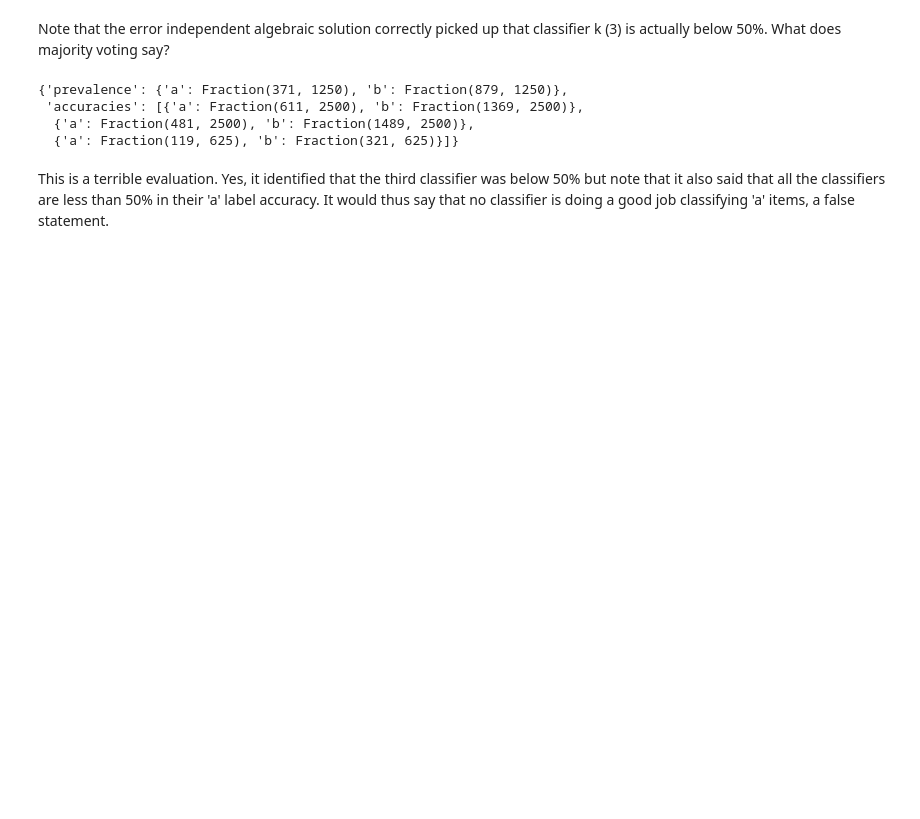
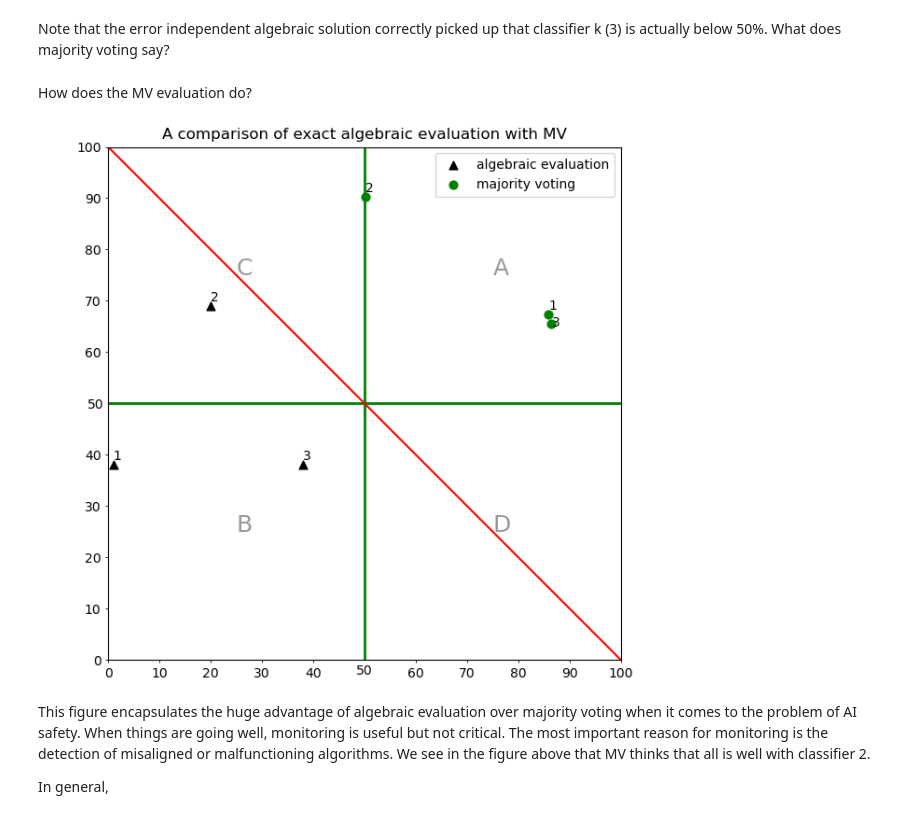
Before and after one commit to andrescorrada/IntroductionToAlgebraicEvaluation, a Jupyter notebook: python/docs/source/notebooks/ExactAlgebraicSolutionErrorIndependent.ipynb, the cells around one changed output. Cells and saved outputs as stored; diff of their text form; code cells hidden in the pictures; blank space fills up the shorter version.

```diff
--- a/python/docs/source/notebooks/ExactAlgebraicSolutionErrorIndependent.ipynb
+++ b/python/docs/source/notebooks/ExactAlgebraicSolutionErrorIndependent.ipynb
@@ -188,11 +197,23 @@ Note that the error independent algebraic solution correctly picked up that clas
 # %%
 from ntqr.r2.evaluators import MajorityVotingEvaluation
 mv_estimate = MajorityVotingEvaluation(tvc)
-mv_estimate.evaluation_exact
-# %% [output]
-{'prevalence': {'a': Fraction(371, 1250), 'b': Fraction(879, 1250)},
- 'accuracies': [{'a': Fraction(611, 2500), 'b': Fraction(1369, 2500)},
-  {'a': Fraction(481, 2500), 'b': Fraction(1489, 2500)},
-  {'a': Fraction(119, 625), 'b': Fraction(321, 625)}]}
 # %% [markdown]
-This is a terrible evaluation. Yes, it identified that the third classifier was below 50% but note that it also said that all the classifiers are less than 50% in their 'a' label accuracy. It would thus say that no classifier is doing a good job classifying 'a' items, a false statement.
+How does the MV evaluation do?
+# %%
+%matplotlib widget
+from ntqr.r2.plots import plot_evaluations
+mv_exact = mv_estimate.evaluation_exact
+size=40
+plot_evaluations([
+    ["algebraic evaluation",[d['a']*100 for d in eval_exact[0]["accuracy"]],
+    [d['b']*100 for d in eval_exact[0]["accuracy"]],
+    "^", "k",size],
+    ["majority voting",[d['a']*100 for d in mv_exact[0]["accuracy"]],
+    [d['b']*100 for d in mv_exact[0]["accuracy"]],
+    "o", "g",size]],"A comparison of exact algebraic evaluation with MV",figsize=(7,6),legend_loc="best")
+# %% [output]
+[figure, added]
+# %% [markdown]
+This figure encapsulates the huge advantage of algebraic evaluation over majority voting when it comes to the problem of AI safety. When things are going well, monitoring is useful but not critical. The most important reason for monitoring is the detection of misaligned or malfunctioning algorithms. We see in the figure above that MV thinks that all is well with classifier 2.
+
+In general,
```
Also changed, not shown: parts of 13 cells of this notebook, 2 other files.
